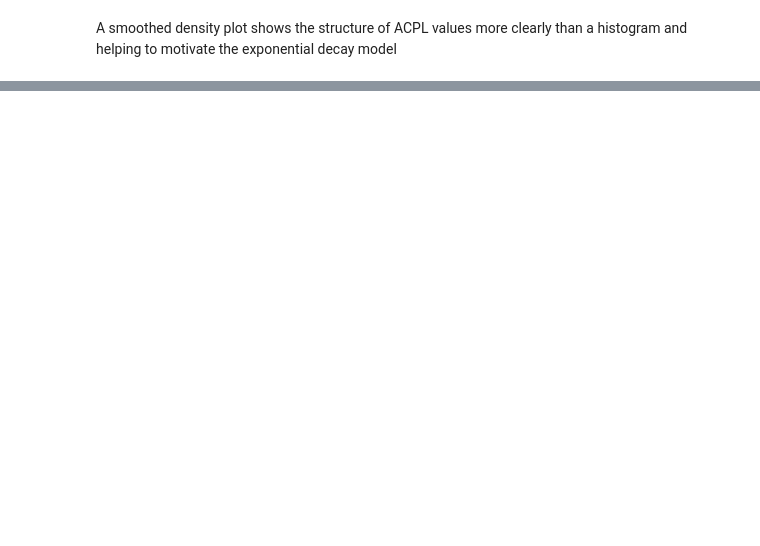
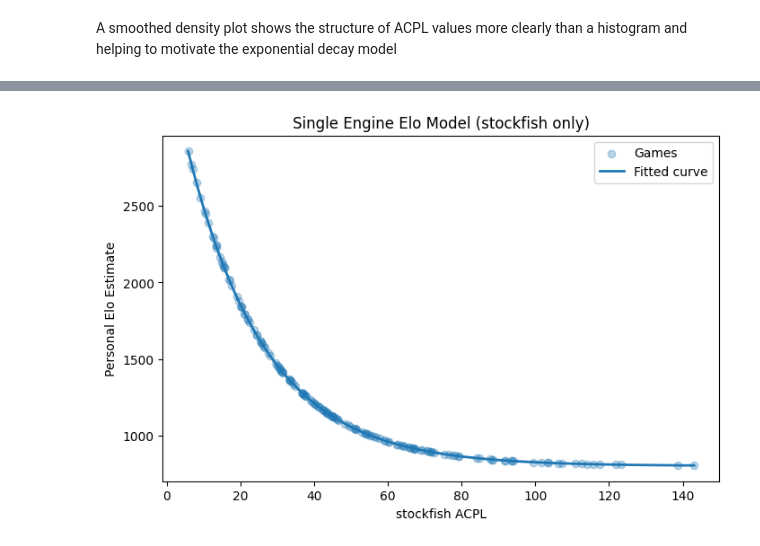
Before and after one commit to davewalker5/ChessAnalyser, a Jupyter notebook: elo-modelling/single_engine_elo_model.ipynb, the cells around one changed output, grey strips where cells are left out. Cells and saved outputs as stored; diff of their text form; code cells hidden in the pictures; blank space fills up the shorter version.

```diff
--- a/elo-modelling/single_engine_elo_model.ipynb
+++ b/elo-modelling/single_engine_elo_model.ipynb
@@ -67,14 +104,20 @@ plt.show()
 # %%
 import matplotlib.pyplot as plt
 
 acpl_range = np.linspace(df["acpl"].min(), df["acpl"].max(), 200)
 elo_curve = personal_elo_single_engine(acpl_range)
 
 plt.figure(figsize=(8, 5))
 plt.scatter(df["acpl"], df["elo_personal_single"], alpha=0.3, label="Games")
 plt.plot(acpl_range, elo_curve, linewidth=2, label="Fitted curve")
 plt.xlabel(f"{ENGINE_NAME} ACPL")
-plt.ylabel("Personal Elo estimate")
-plt.title(f"Personal ACPL → Elo model ({ENGINE_NAME} only)")
+plt.ylabel("Personal Elo Estimate")
+plt.title(f"Single Engine Elo Model ({ENGINE_NAME} only)")
 plt.legend()
+
+# Export the chart
+export_chart("single-engine-model", ENGINE_NAME, "png")
+
 plt.show()
+# %% [output]
+[figure, added]
```
Also changed, not shown: parts of 6 cells of this notebook, 5 other files.
